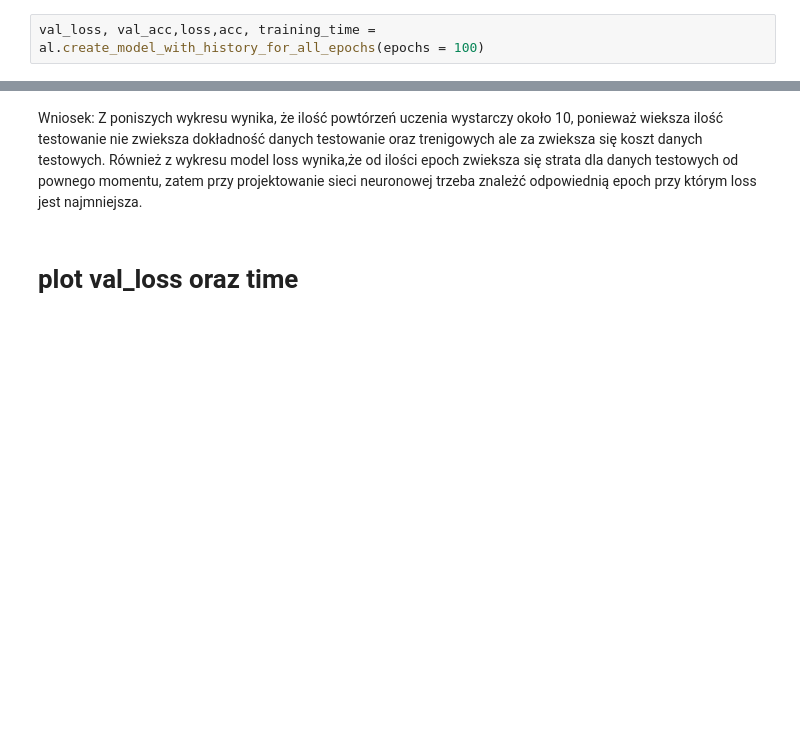
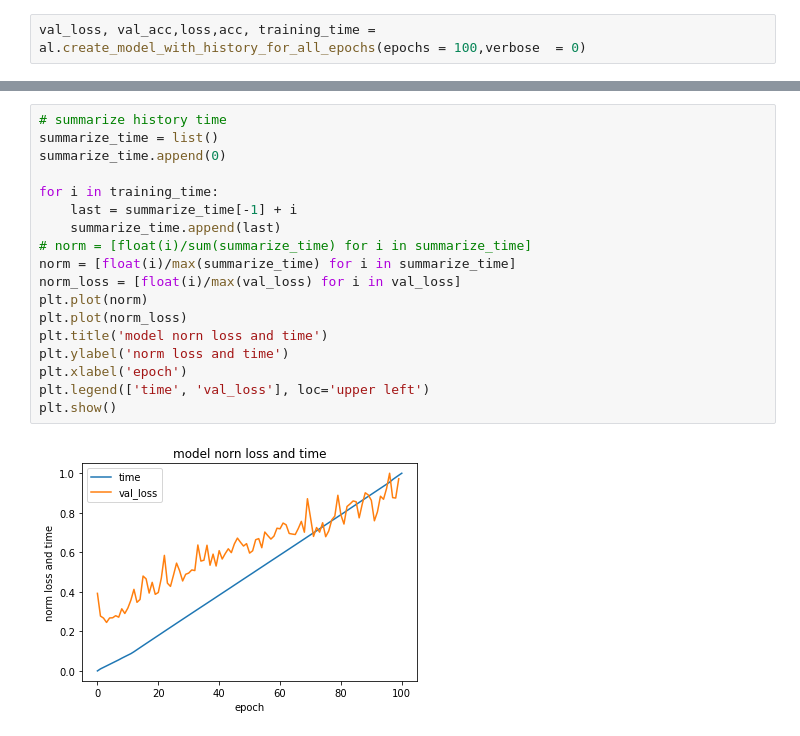
Before and after one commit to wysockif/numbers-classification, a Jupyter notebook: study_epochs.ipynb, the cells around one changed output, grey strips where cells are left out. Drawn from its saved outputs; the diff is of its cells as text; blank space fills up the shorter version.

Commit message:
plot time and val_loss  (but no well, to do )

```diff
--- a/study_epochs.ipynb
+++ b/study_epochs.ipynb
@@ -8,4 +26,4 @@ import numpy
 # %%
-val_loss, val_acc,loss,acc, training_time = al.create_model_with_history_for_all_epochs(epochs = 100)
+val_loss, val_acc,loss,acc, training_time = al.create_model_with_history_for_all_epochs(epochs = 100,verbose  = 0)
 # %% [output]
 Trenuję:
@@ -55,6 +53,20 @@ Również z wykresu model loss wynika,że od ilości epoch zwieksza się strata
-# %% [markdown]
-Wniosek:
-Z poniszych wykresu wynika, że ilość powtórzeń uczenia wystarczy około 10, ponieważ wieksza ilość testowanie nie zwieksza dokładność danych testowanie oraz trenigowych ale za zwieksza się koszt danych testowych.
-Również z wykresu model loss wynika,że od ilości epoch zwieksza się strata dla danych testowych od pownego momentu, zatem przy projektowanie sieci neuronowej trzeba znależć odpowiednią epoch przy którym loss jest najmniejsza.
-# %% [markdown]
-#  plot val_loss oraz time
+# %%
+# summarize history time
+summarize_time = list()
+summarize_time.append(0)
+
+for i in training_time:
+    last = summarize_time[-1] + i
+    summarize_time.append(last)
+# norm = [float(i)/sum(summarize_time) for i in summarize_time]
+norm = [float(i)/max(summarize_time) for i in summarize_time]
+norm_loss = [float(i)/max(val_loss) for i in val_loss]
+plt.plot(norm)
+plt.plot(norm_loss)
+plt.title('model norn loss and time')
+plt.ylabel('norm loss and time')
+plt.xlabel('epoch')
+plt.legend(['time', 'val_loss'], loc='upper left')
+plt.show()
+# %% [output]
+[figure, added]
```
Also changed, not shown: parts of 7 cells of this notebook, 1 other file.
